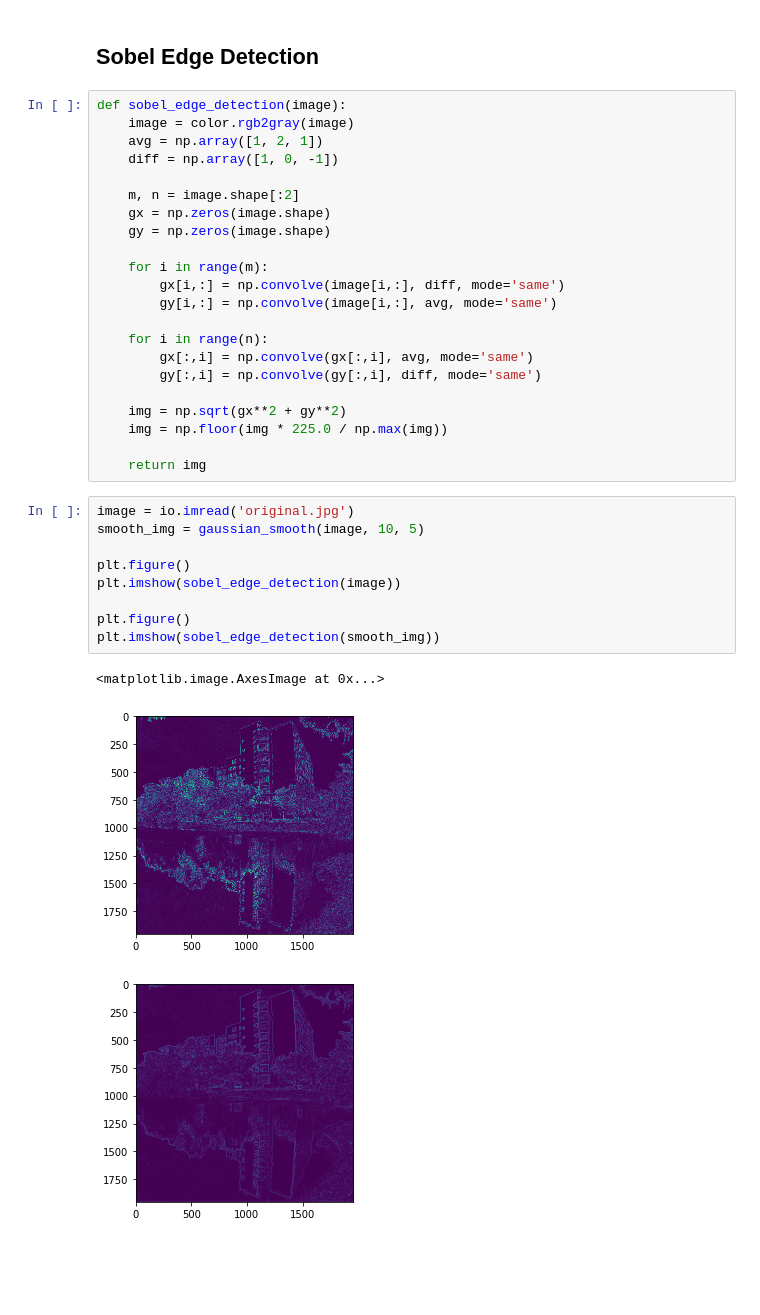
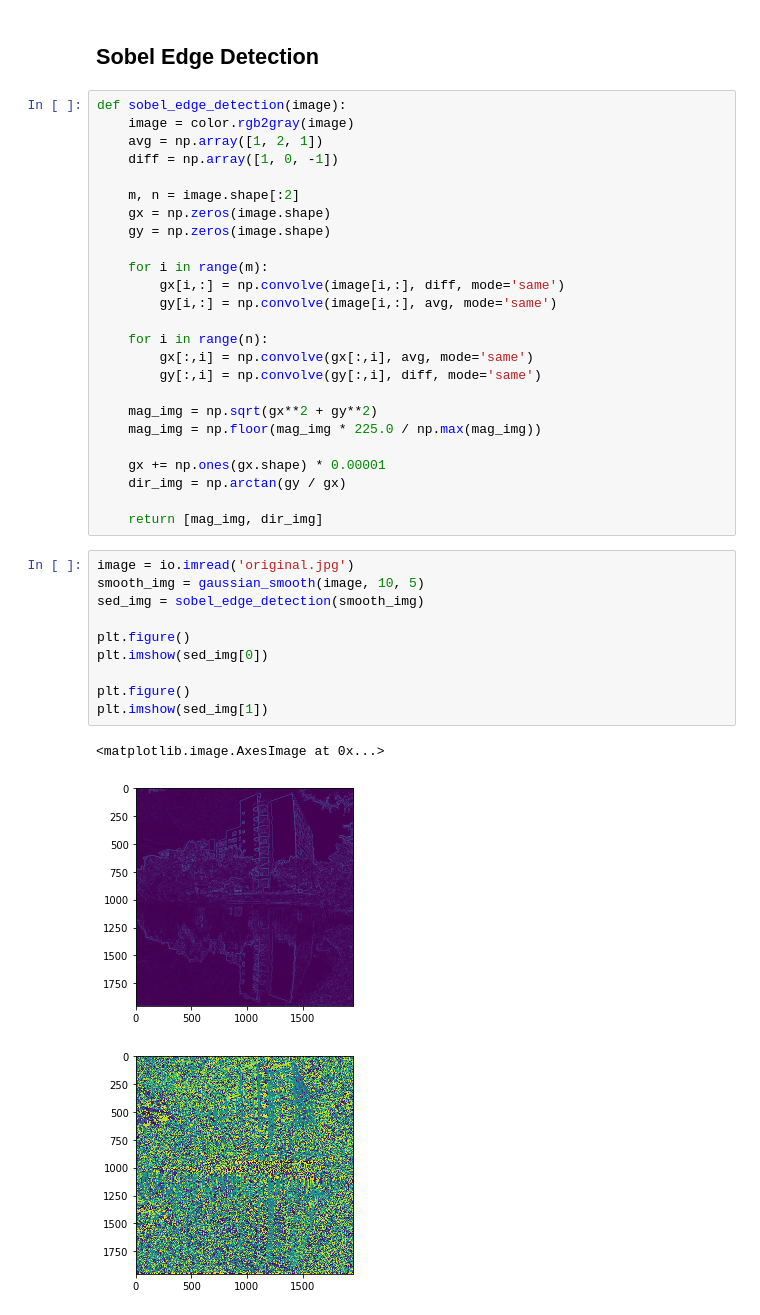
Before and after one commit to kimbochen/cv_course, a Jupyter notebook: Homework1/hw1_1/hw1-1.ipynb, the cells around one changed output. Saved outputs shown, nothing was run; the diff lists cells and outputs as text; blank space fills up the shorter version.

Commit message:
Tweaked Gaussian smooth, attempted SED direction.

```diff
--- a/Homework1/hw1_1/hw1-1.ipynb
+++ b/Homework1/hw1_1/hw1-1.ipynb
@@ -82,20 +62,24 @@ def sobel_edge_detection(image):
         gx[:,i] = np.convolve(gx[:,i], avg, mode='same')
         gy[:,i] = np.convolve(gy[:,i], diff, mode='same')
 
-    img = np.sqrt(gx**2 + gy**2)
-    img = np.floor(img * 225.0 / np.max(img))
+    mag_img = np.sqrt(gx**2 + gy**2)
+    mag_img = np.floor(mag_img * 225.0 / np.max(mag_img))
 
-    return img
+    gx += np.ones(gx.shape) * 0.00001
+    dir_img = np.arctan(gy / gx)
+
+    return [mag_img, dir_img]
 # %%
 image = io.imread('original.jpg')
 smooth_img = gaussian_smooth(image, 10, 5)
+sed_img = sobel_edge_detection(smooth_img)
 
 plt.figure()
-plt.imshow(sobel_edge_detection(image))
+plt.imshow(sed_img[0])
 
 plt.figure()
-plt.imshow(sobel_edge_detection(smooth_img))
+plt.imshow(sed_img[1])
 # %% [output]
 <matplotlib.image.AxesImage at 0x...>
-[figure, old version]
+[figure, new version]
-[figure, old version]
+[figure, new version]
```
Also changed, not shown: parts of 1 cell of this notebook.
